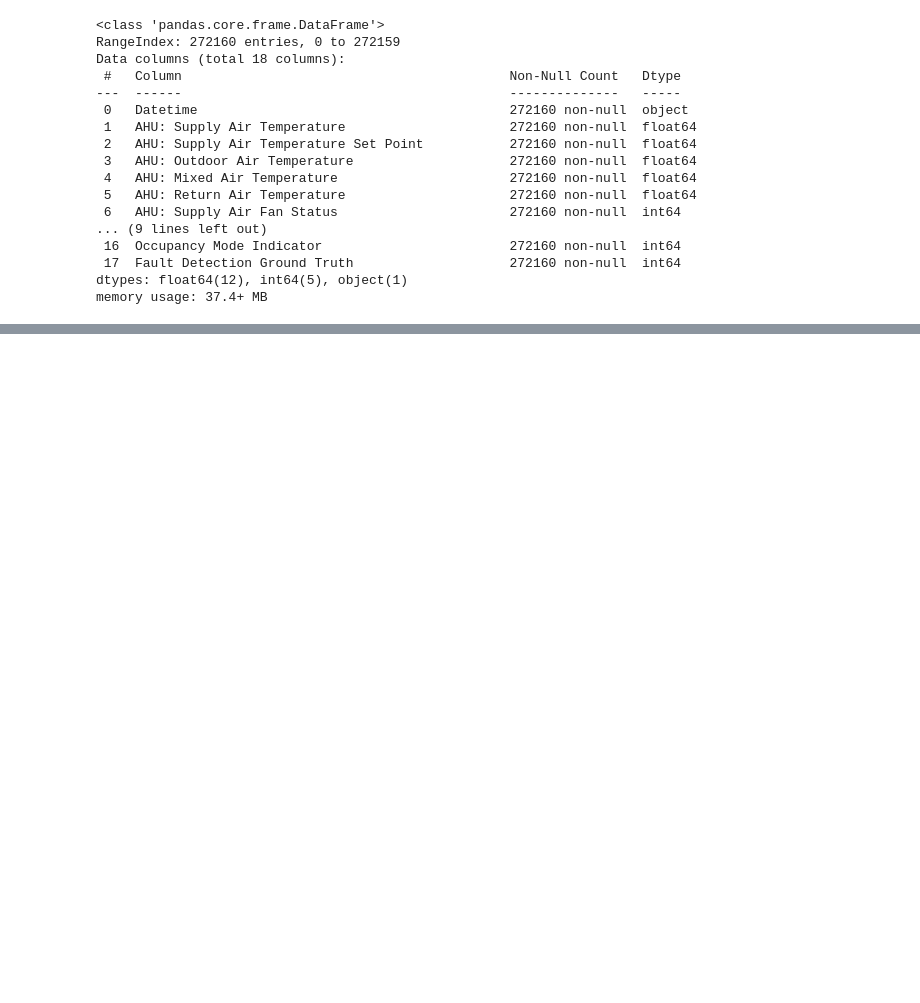
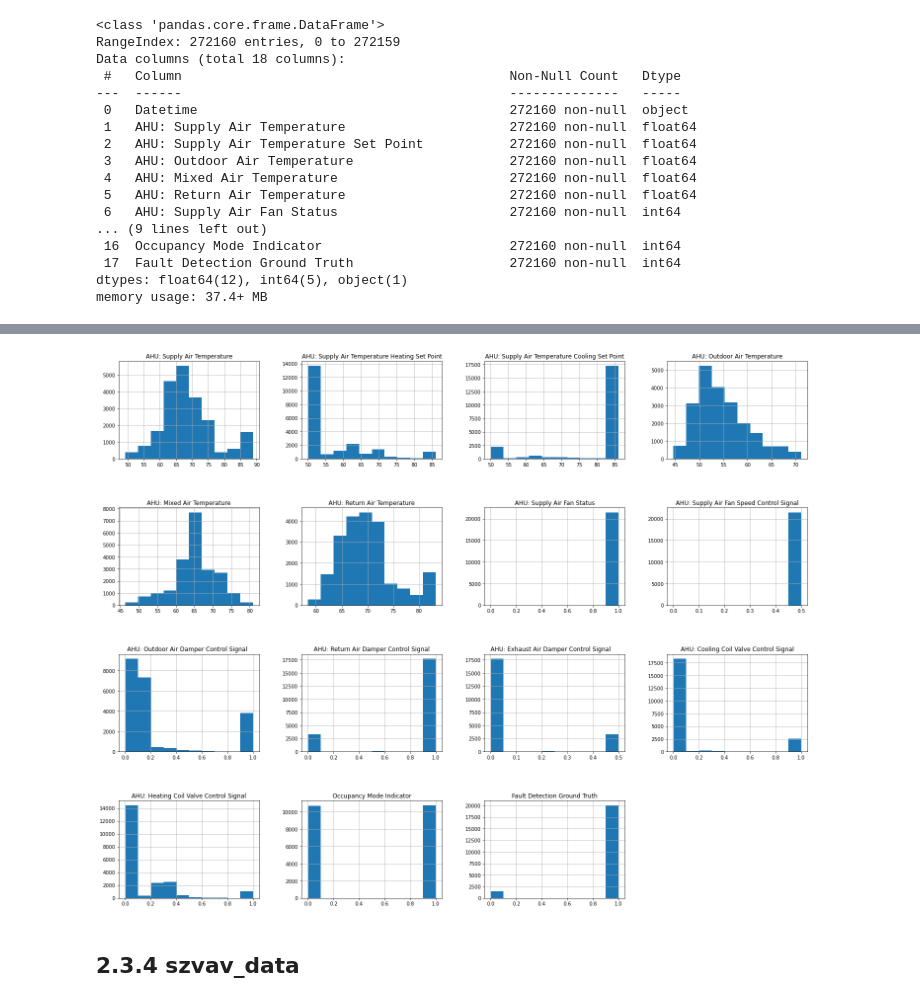
Before and after one commit to rwbosscat95/Springboard_DS_July22, a Jupyter notebook: Capstone2_AFDD_of_HVAC_Systems/Notebooks/02_data_wrangling.ipynb, the cells around one changed output, grey strips where cells are left out. Cells and saved outputs as stored; diff of their text form; code cells hidden in the pictures; blank space fills up the shorter version.

```diff
--- a/Capstone2_AFDD_of_HVAC_Systems/Notebooks/02_data_wrangling.ipynb
+++ b/Capstone2_AFDD_of_HVAC_Systems/Notebooks/02_data_wrangling.ipynb
@@ -1002,0 +389,8 @@ Other questions:
+# %%
+# szcav_data
+# column 5 (MAT) shall be float64
+
+# run the code - szcav_data['AHU: Mixed Air Temperature'].astype('float')
+# there are some '#VALUE!' cells in this column. The observations (rows) shall be dropped.
+szcav_data.drop(szcav_data[szcav_data['AHU: Mixed Air Temperature'] == '#VALUE!'].index, inplace=True)
+szcav_data['AHU: Mixed Air Temperature'] = szcav_data['AHU: Mixed Air Temperature'].astype('float')
@@ -1002,0 +427,7 @@ Other questions:
+# %%
+szcav_data.hist(figsize=(25,20))
+plt.subplots_adjust(hspace=0.5);
+# %% [output]
+[figure, added]
+# %% [markdown]
+## 2.3.4 szvav_data <a id='2.3.4_szvav_data'></a>
```
Also changed, not shown: parts of 267 cells of this notebook.
